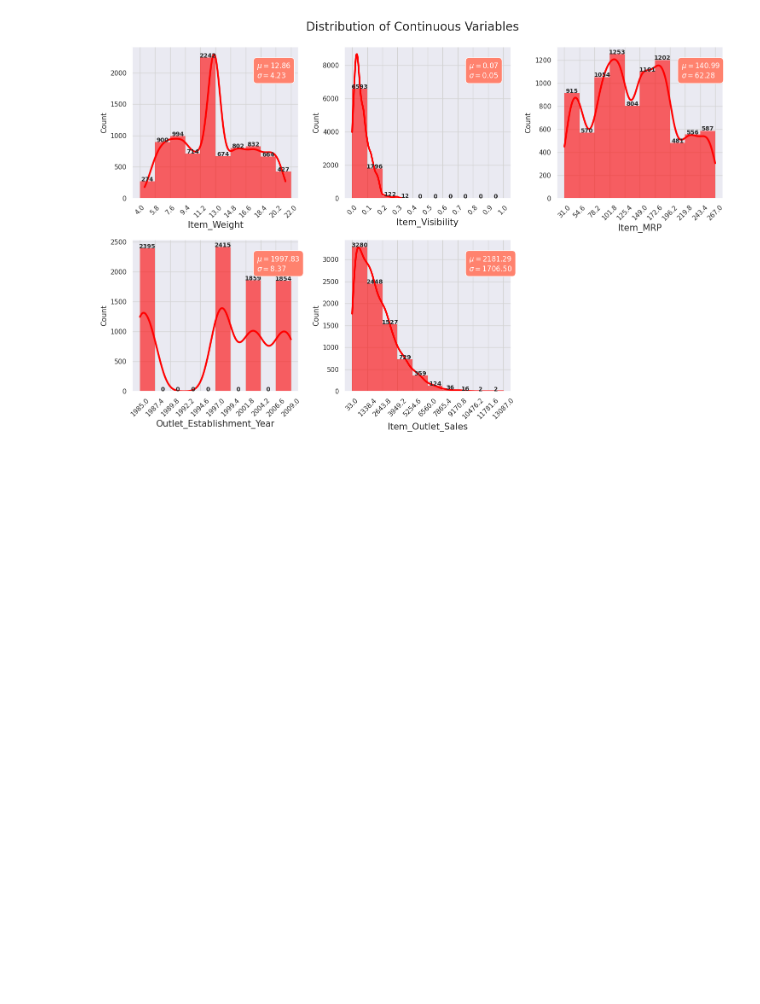
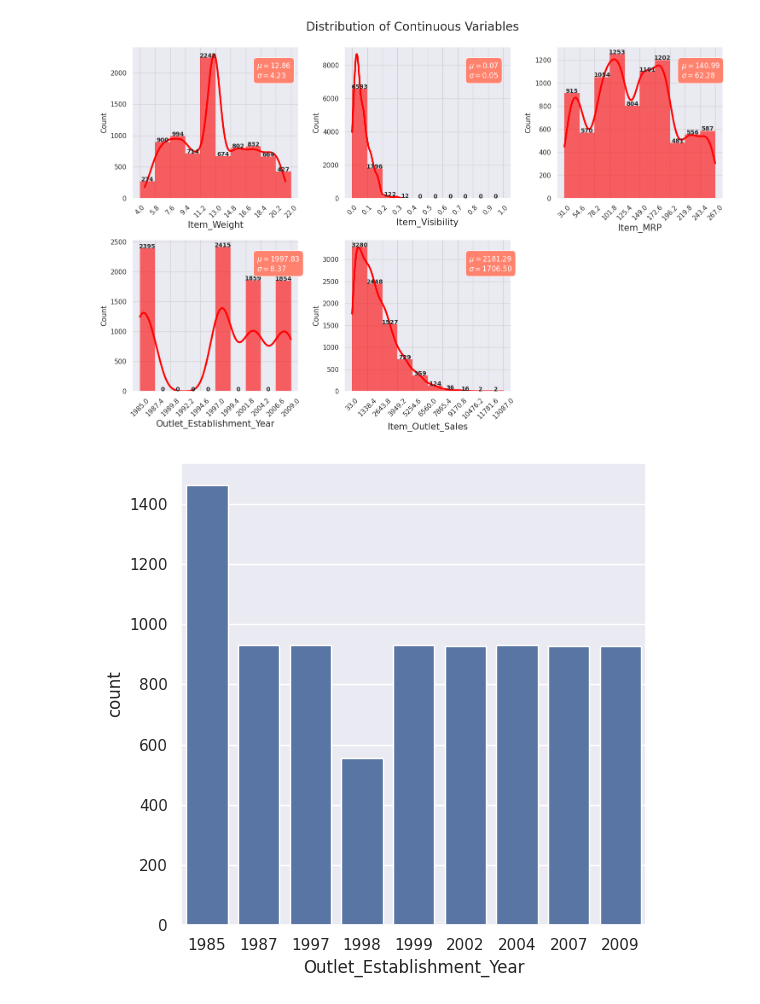
Before and after one commit to hkumi/Be12pp-simulation, a Jupyter notebook: Project_12__Big_Mart_Sales.ipynb, the cells around one changed output. Saved outputs shown, nothing was run; the diff lists cells and outputs as text; code cells hidden in the pictures; blank space fills up the shorter version.

```diff
--- a/Project_12__Big_Mart_Sales.ipynb
+++ b/Project_12__Big_Mart_Sales.ipynb
@@ -270,3 +270,9 @@ plt.subplots_adjust(top=0.92)
 plt.show()
 # %% [output]
 [figure]
+# %%
+plt.figure(figsize=(6,6))
+sns.countplot(x ='Outlet_Establishment_Year',data=train_dataset)
+plt.show()
+# %% [output]
+[figure, added]
```
Also changed, not shown: parts of 25 cells of this notebook.
